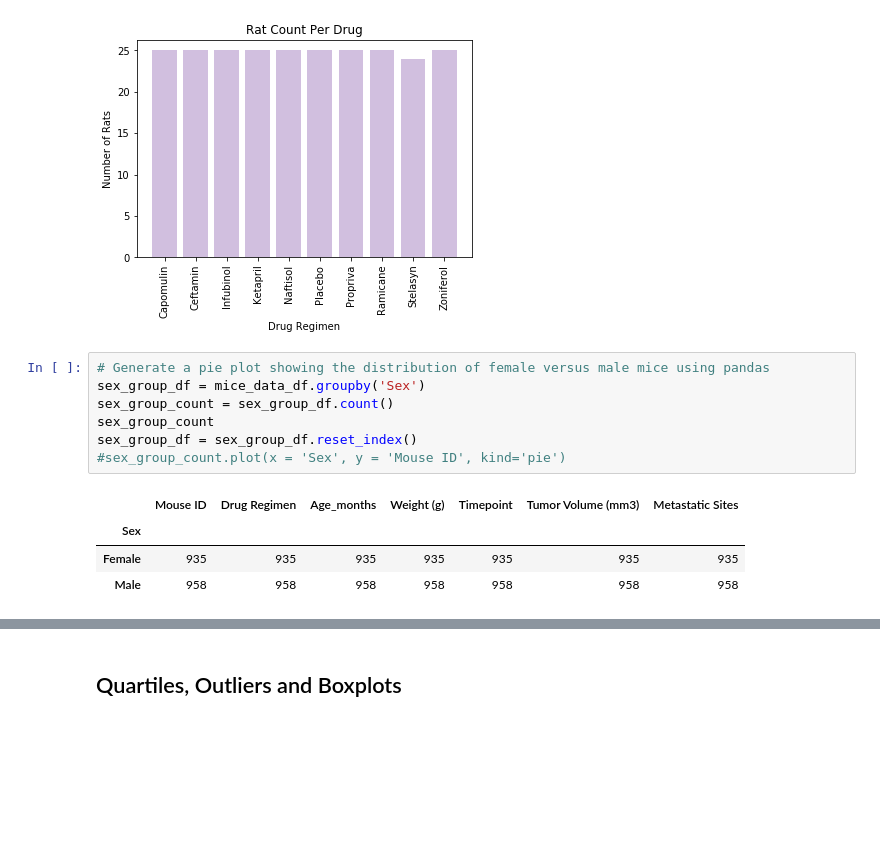
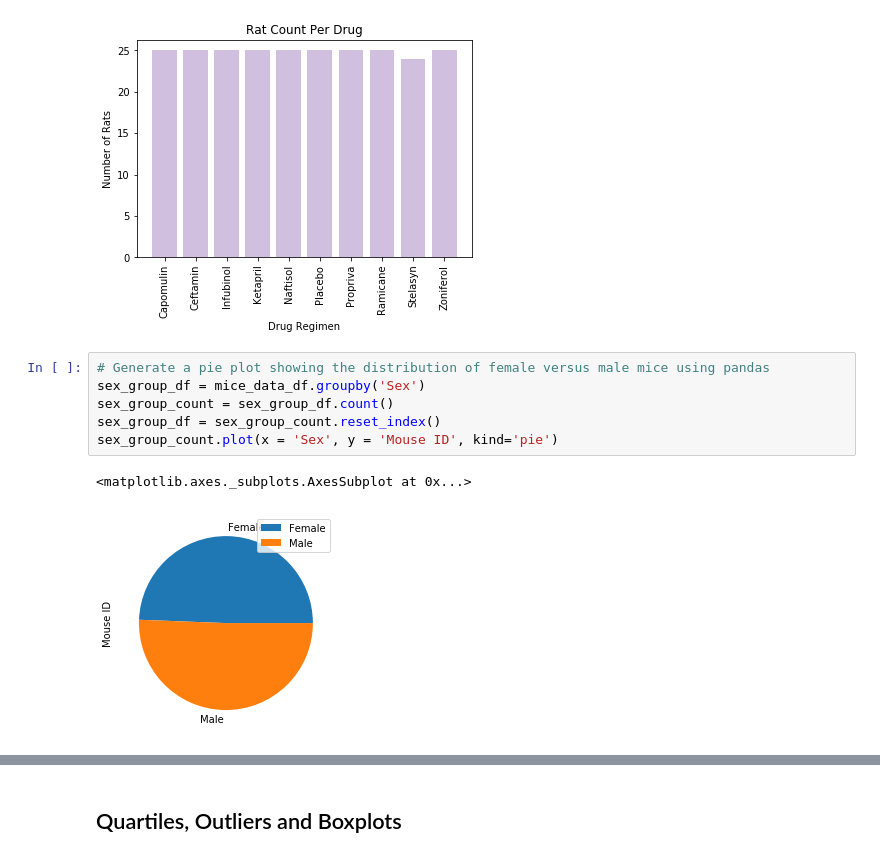
Before and after one commit to j1candel/matplotlib-challenge, a Jupyter notebook: Pymaceuticals/pymaceuticals_starter.ipynb, the cells around one changed output, grey strips where cells are left out. Cells and saved outputs as stored; diff of their text form; blank space fills up the shorter version.

```diff
--- a/Pymaceuticals/pymaceuticals_starter.ipynb
+++ b/Pymaceuticals/pymaceuticals_starter.ipynb
@@ -186,15 +187,12 @@ plt.show()
 # %%
 # Generate a pie plot showing the distribution of female versus male mice using pandas
 sex_group_df = mice_data_df.groupby('Sex')
 sex_group_count = sex_group_df.count()
-sex_group_count
-sex_group_df = sex_group_df.reset_index()
-#sex_group_count.plot(x = 'Sex', y = 'Mouse ID', kind='pie')
+sex_group_df = sex_group_count.reset_index()
+sex_group_count.plot(x = 'Sex', y = 'Mouse ID', kind='pie')
 # %% [output]
-|  | Mouse ID | Drug Regimen | Age_months | Weight (g) | Timepoint | Tumor Volume (mm3) | Metastatic Sites |
-| Sex |  |  |  |  |  |  |  |
-| Female | 935 | 935 | 935 | 935 | 935 | 935 | 935 |
-| Male | 958 | 958 | 958 | 958 | 958 | 958 | 958 |
+<matplotlib.axes._subplots.AxesSubplot at 0x...>
+[figure, added]
 # %%
 # Generate a pie plot showing the distribution of female versus male mice using pyplot
 sex_count = sex_group_df['Mouse ID']
```
Also changed, not shown: parts of 9 cells of this notebook.
